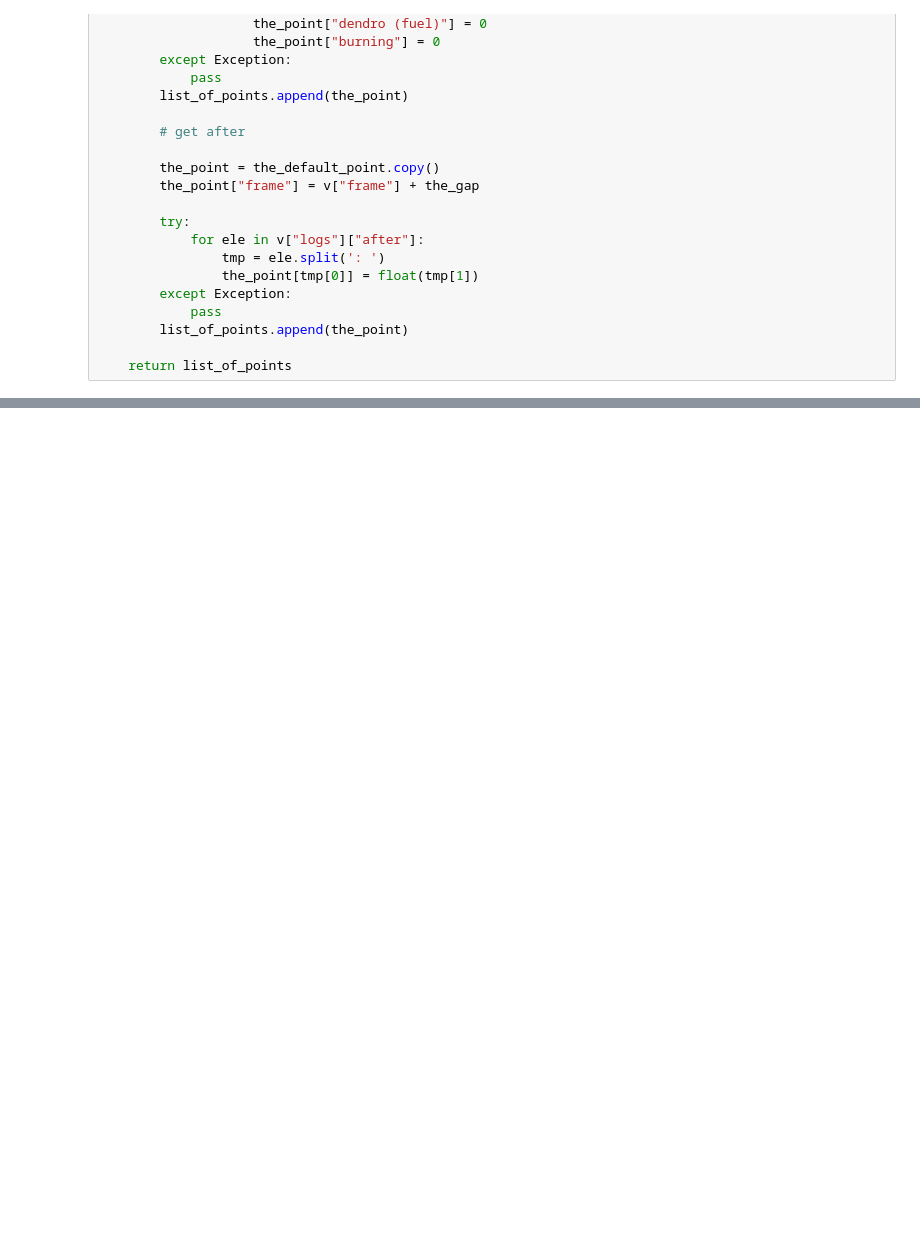
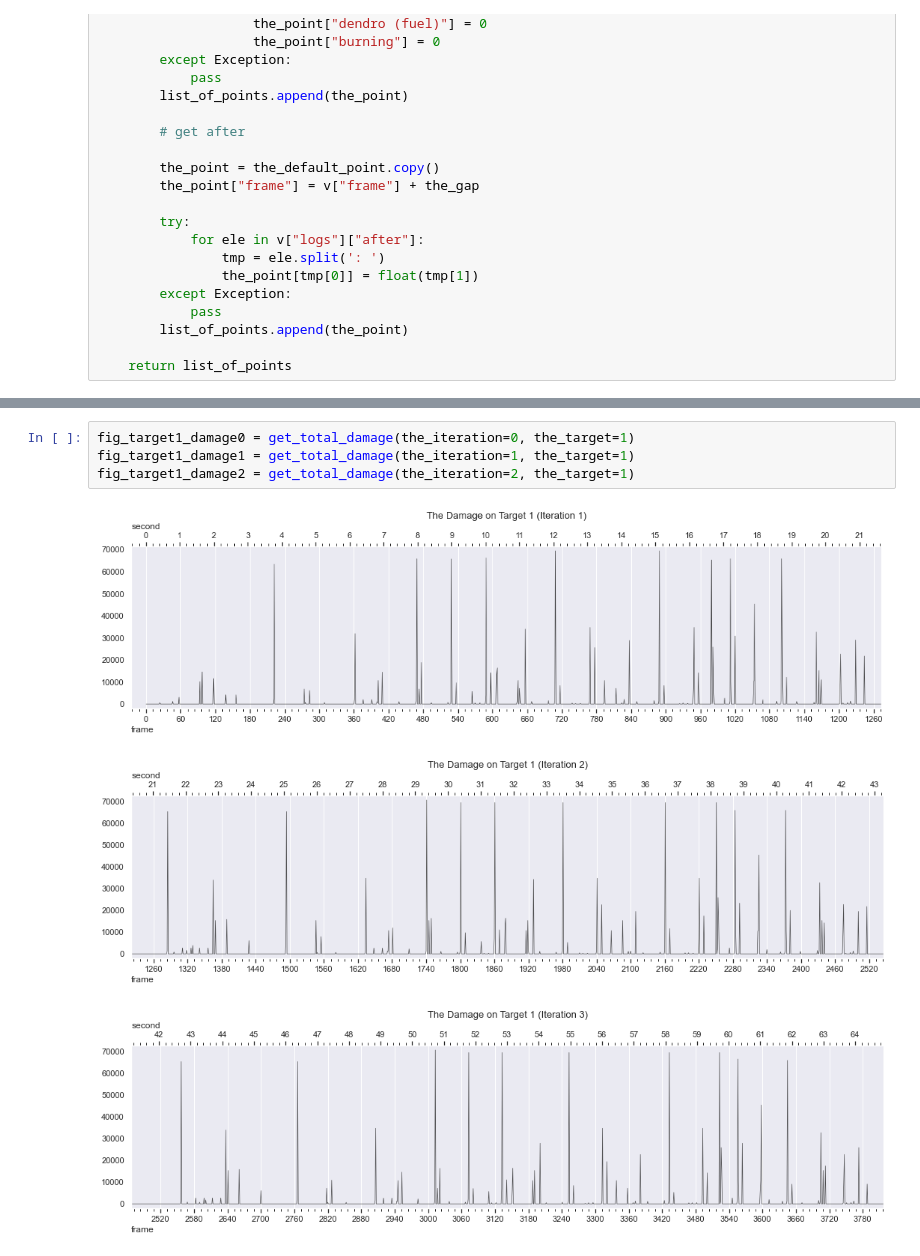
Before and after one commit to PerseusC/genshin_team_visualization, a Jupyter notebook: thoma_nahida_xingqiu_heizou/thoma.ipynb, the cells around one changed output, grey strips where cells are left out. Cells and saved outputs as stored; diff of their text form; blank space fills up the shorter version.

```diff
--- a/thoma_nahida_xingqiu_heizou/thoma.ipynb
+++ b/thoma_nahida_xingqiu_heizou/thoma.ipynb
@@ -368,0 +518,8 @@ df_damage_detail.to_csv('thoma_damage.csv', index=False)
+# %%
+fig_target1_damage0 = get_total_damage(the_iteration=0, the_target=1)
+fig_target1_damage1 = get_total_damage(the_iteration=1, the_target=1)
+fig_target1_damage2 = get_total_damage(the_iteration=2, the_target=1)
+# %% [output]
+[figure, added]
+[figure, added]
+[figure, added]
```
Also changed, not shown: parts of 45 cells of this notebook, 5 other files.
